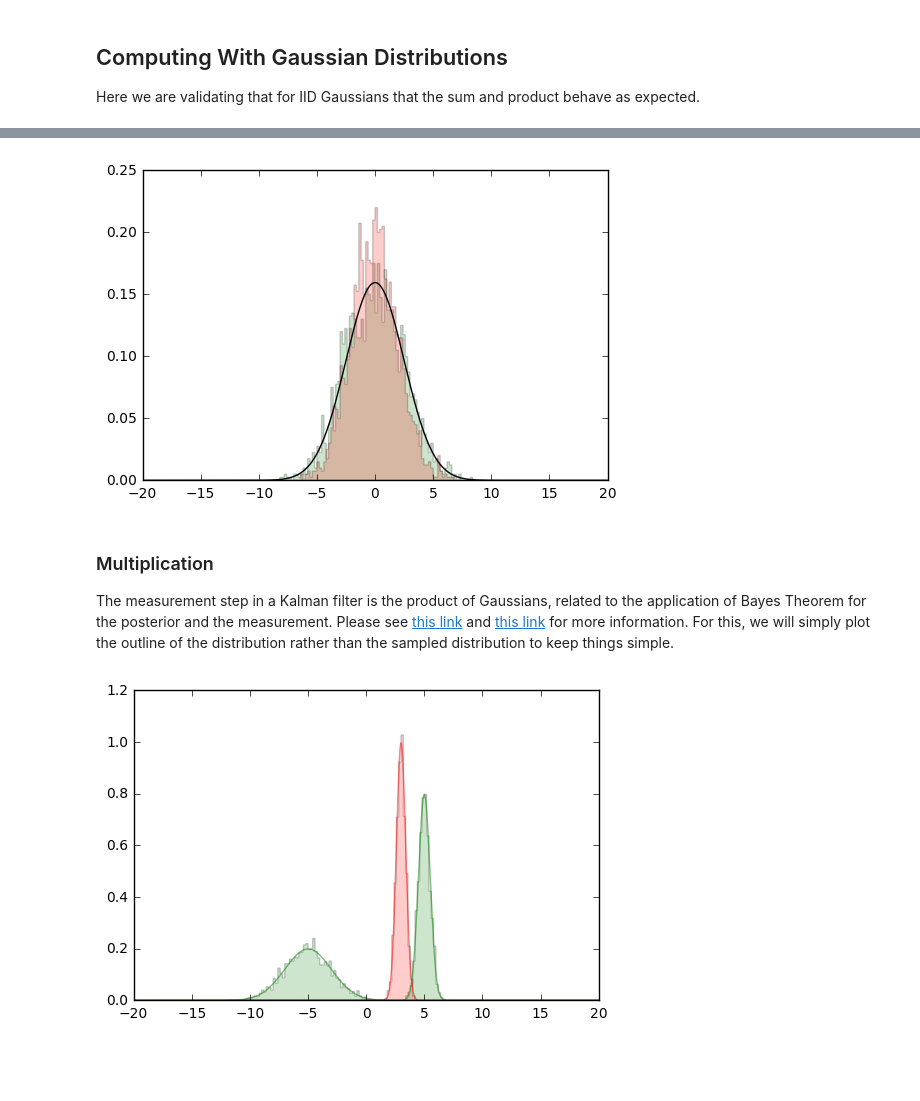
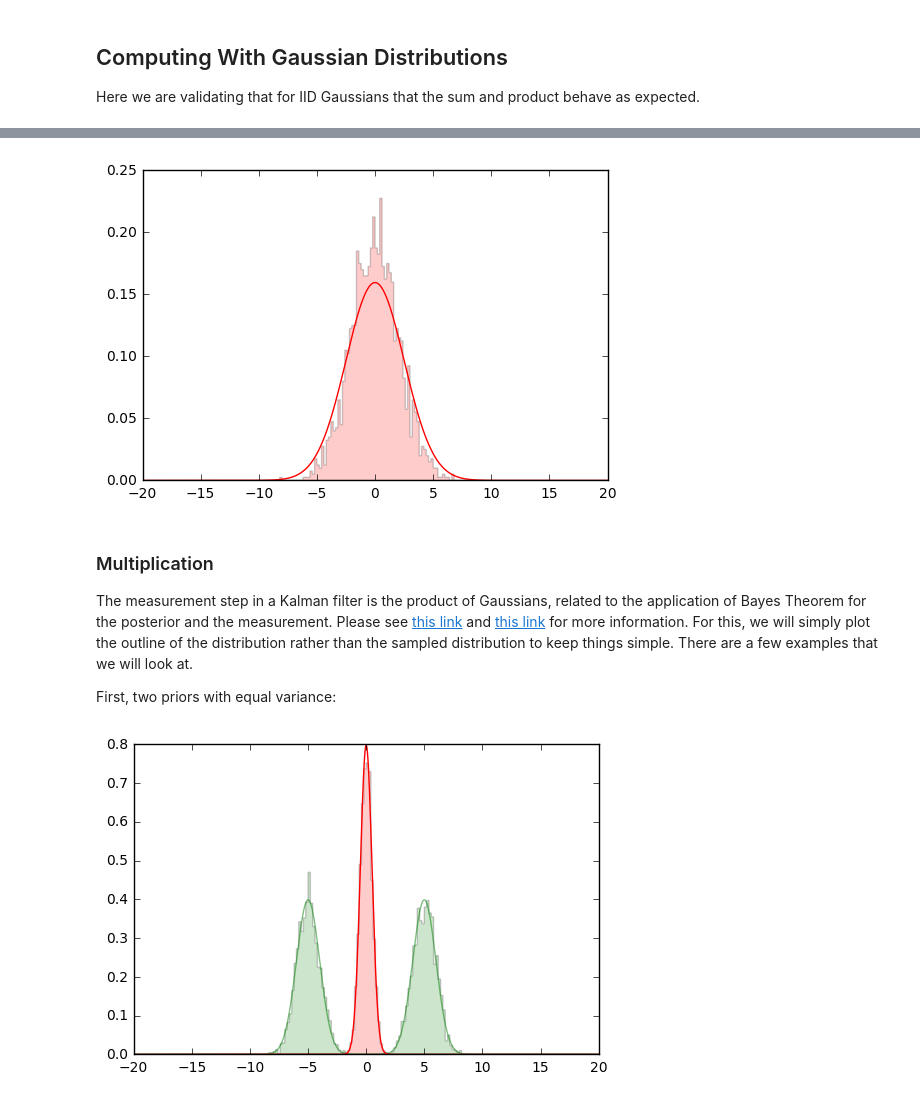
Before and after one commit to CompScienceClub/python-kalman-filter-presentation, a Jupyter notebook: jupyter/Gaussian.ipynb, the cells around one changed output, grey strips where cells are left out. Saved outputs shown, nothing was run; the diff lists cells and outputs as text; code cells hidden in the pictures; blank space fills up the shorter version.

Commit message:
More explanation and examples in the Gaussian notebook

```diff
--- a/jupyter/Gaussian.ipynb
+++ b/jupyter/Gaussian.ipynb
@@ -65,16 +66,17 @@ p.show()
 
 Easy enough to plot a couple distributions on the same plot in different colors.  We will be using these two distributions in the following calculations.
 # %%
+p = Plot()
+g1, g2 = Gaussian(), Gaussian()
+
 dist1 = (-5.0, 2.0)
-dist2 = (5, 0.5)
+dist2 = (5.0, 0.5)
 
-p = Plot()
-
-g1 = Gaussian()
+# First distribution histogram in green, with PDF outline
 g1.plot_samples(p, dist1)
 g1.plot_pdf(p, dist1)
 
-g2 = Gaussian()
+# Second distribution histogram in red, with PDF outline
 g2.plot_samples(p, dist2, 'red')
 g2.plot_pdf(p, dist2, 'red')
 
@@ -103,49 +123,49 @@ The prediction step in a Kalman filter is a sum of Gaussians.  For addition, the
 # %%
+p = Plot()
+g, g1, g2 = Gaussian(), Gaussian(), Gaussian()
+c = Compute()
+
 dist1 = (-5.0, 2.0)
-dist2 = (5, 0.5)
+dist2 = (5.0, 0.5)
 
-p = Plot()
+# The PDF as a red curve
+c.add(dist1, dist2)
+g.plot_pdf(p, c.dist, 'red')
 
-c = Compute()
-c.add(dist1, dist2)
-
-g1 = Gaussian()
-g1.plot_samples(p, c.dist)
-g1.plot_pdf(p, c.dist, 'black')
-
-g1 = Gaussian()
+# Histogram data in red by actually summing the two priors
 s1 = g1.samples(dist1)
-g2 = Gaussian()
 s2 = g2.samples(dist2)
-
-g_manual = [s1[i] + s2[i] for i in range(len(s1))]
-p.hist(g_manual, 'red')
+g_sum = [s1[i] + s2[i] for i in range(len(s1))]
+p.hist(g_sum, 'red')
 
 p.show()
 # %% [output]
-[figure, old version]
+[figure, new version]
 # %% [markdown]
 ### Multiplication
 
-The measurement step in a Kalman filter is the product of Gaussians, related to the application of Bayes Theorem for the posterior and the measurement.  Please see [this link](docs/2003-003.pdf) and [this link](/docs/gaussid.pdf) for more information.  For this, we will simply plot the outline of the distribution rather than the sampled distribution to keep things simple.
+The measurement step in a Kalman filter is the product of Gaussians, related to the application of Bayes Theorem for the posterior and the measurement.  Please see [this link](../docs/Bromiley2014.pdf) and [this link](../docs/Roweis1999.pdf) for more information.  For this, we will simply plot the outline of the distribution rather than the sampled distribution to keep things simple. There are a few examples that we will look at.
+
+First, two priors with equal variance:
 # %%
-dist1 = (-5.0, 2.0)
-dist2 = (5, 0.5)
+p = Plot()
+g = Gaussian()
+c = Compute()
 
-p = Plot()
+dist1 = (-5.0, 1.0)
+dist2 = (5.0, 1.0)
 
-c = Compute()
-c.multiply(dist1, dist2)
-
-g = Gaussian()
+# Priors in green
 g.plot_pdf(p, dist1, 'green', 0.5)
 g.plot_samples(p, dist1, 'green')
 g.plot_pdf(p, dist2, 'green', 0.5)
 g.plot_samples(p, dist2, 'green')
 
-g.plot_pdf(p, c.dist, 'red', 0.5)
+# Posterior in red
+c.multiply(dist1, dist2)
+g.plot_pdf(p, c.dist, 'red')
 g.plot_samples(p, c.dist, 'red')
 
 p.show()
 # %% [output]
-[figure, old version]
+[figure, new version]
```
Also changed, not shown: parts of 9 cells of this notebook.
